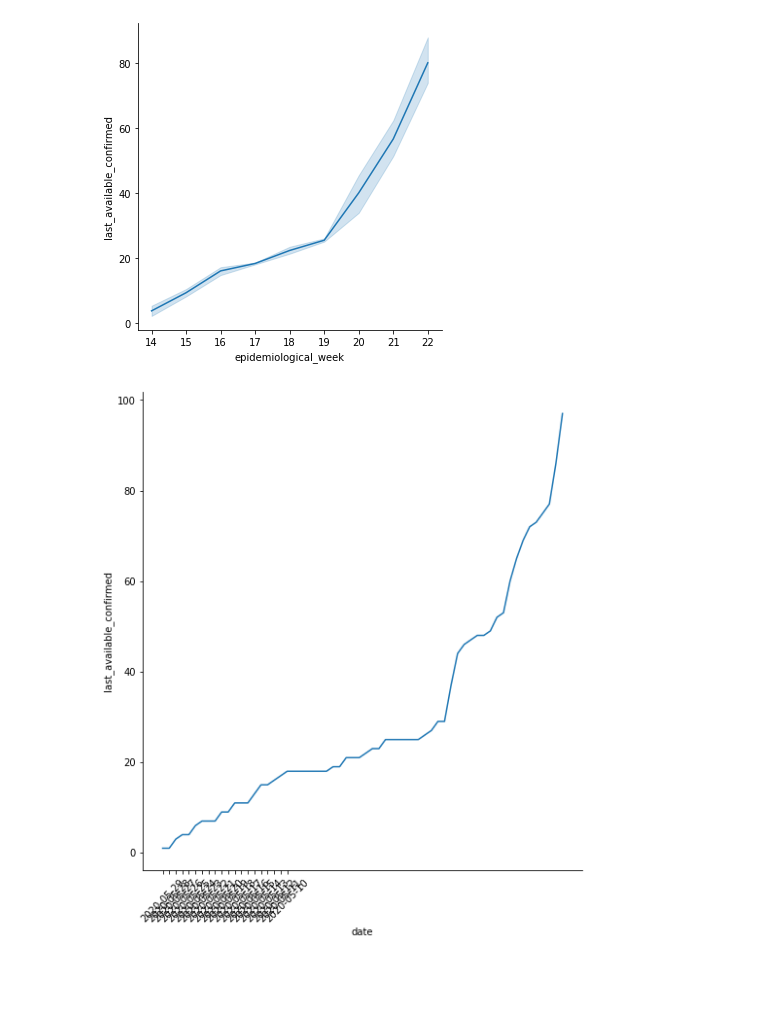
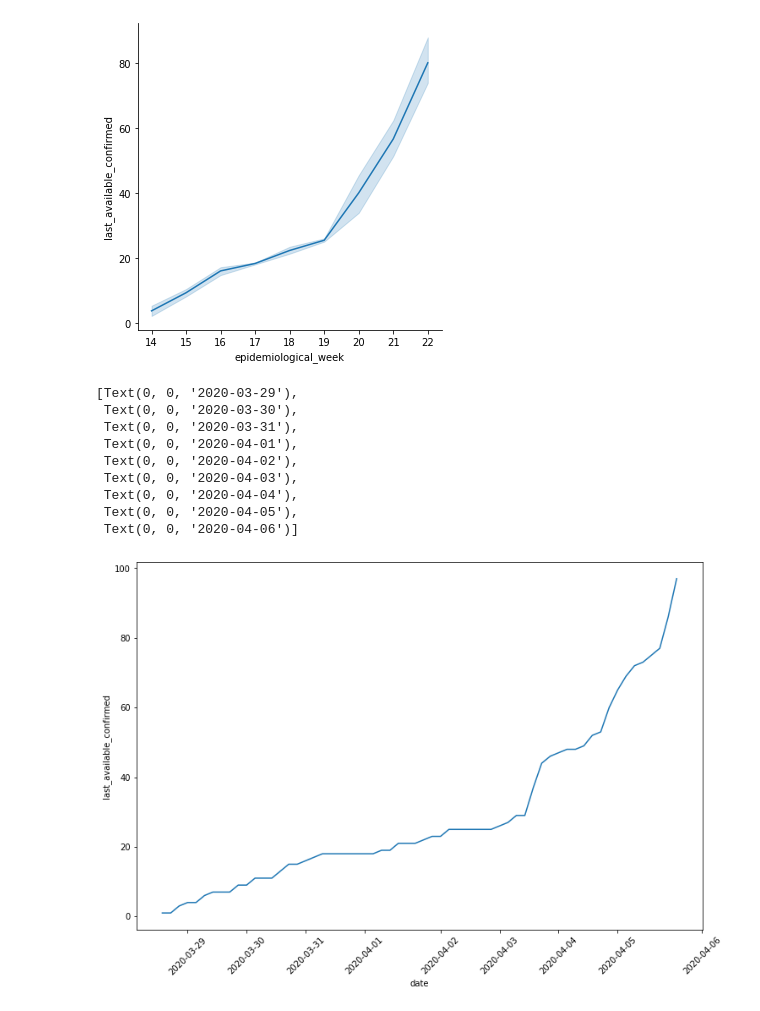
Before and after one commit to chorylka/data_science, a Jupyter notebook: covid_sjp.ipynb, the cells around one changed output. Drawn from its saved outputs; the diff is of its cells as text; code cells hidden in the pictures; blank space fills up the shorter version.

Commit message:
correcting some plotting and info
correcting some plotting info in order to have more accurate view

```diff
--- a/covid_sjp.ipynb
+++ b/covid_sjp.ipynb
@@ -3,7 +3,7 @@ import pandas as pd
 data = pd.read_csv ("covid19-pr.csv")
 #data.sample(100)
 data_sjp = data.query('city == "São José dos Pinhais"')
-data_sjp_final = data_sjp.sort_values('last_available_confirmed', ascending=False)
+data_sjp_final = data_sjp.sort_values('last_available_confirmed')
 data_sjp_final
 # %% [output]
 |  | epidemiological_week | date | order_for_place | state | city | city_ibge_code | place_type | ... |
@@ -23,7 +23,7 @@ data_sjp_final
 import matplotlib.pyplot as plt
 import seaborn as sns
 %matplotlib inline
-plt.rcParams['figure.figsize']=8,4
+plt.rcParams['figure.figsize']=12,8
 # %%
 data_sjp.info()
 # %% [output]
@@ -49,9 +49,16 @@ sns.relplot(x="epidemiological_week", y="last_available_confirmed", data=data_sj
 # %% [output]
 [figure]
 # %%
-sns.relplot(x="date", y="last_available_confirmed", data=data_sjp_final, kind="line");
-plt.xticks(list(range(0,20)), data_sjp_final.date, rotation='45')
-plt.gcf().set_size_inches(8, 8) # alterar tamanho
-plt.show()
+plt = sns.lineplot(x = data_sjp_final.date.astype("datetime64"), y= data_sjp_final.last_available_confirmed, data=data_sjp_final);
+plt.set_xticklabels(data_sjp_final.date,rotation='45')
 # %% [output]
+[Text(0, 0, '2020-03-29'),
+ Text(0, 0, '2020-03-30'),
+ Text(0, 0, '2020-03-31'),
+ Text(0, 0, '2020-04-01'),
+ Text(0, 0, '2020-04-02'),
+ Text(0, 0, '2020-04-03'),
+ Text(0, 0, '2020-04-04'),
+ Text(0, 0, '2020-04-05'),
+ Text(0, 0, '2020-04-06')]
-[figure, old version]
+[figure, new version]
```
Also changed, not shown: parts of 6 cells of this notebook.
